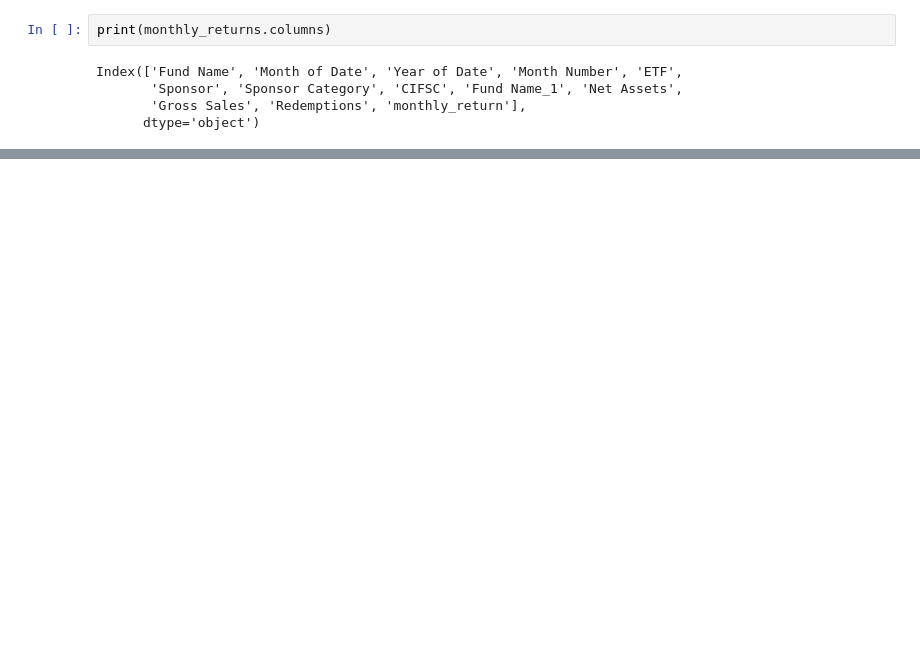
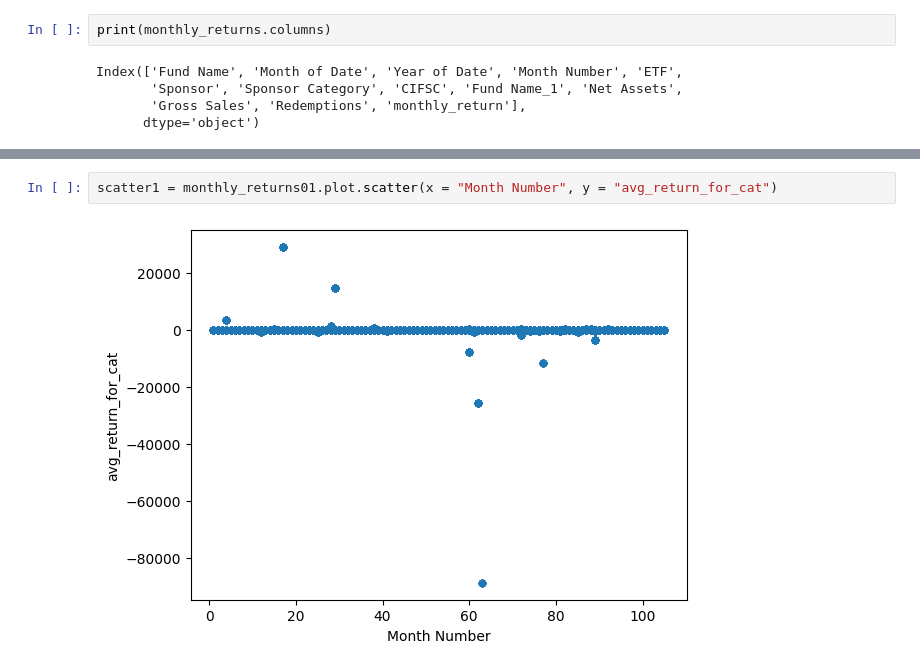
Before and after one commit to eloibernier/FundFlow, a Jupyter notebook: CIFSC_funds/CIFSC_FundMetrics.ipynb, the cells around one changed output, grey strips where cells are left out. Cells and saved outputs as stored; diff of their text form; blank space fills up the shorter version.

```diff
--- a/CIFSC_funds/CIFSC_FundMetrics.ipynb
+++ b/CIFSC_funds/CIFSC_FundMetrics.ipynb
@@ -120,0 +127,4 @@ monthly_returns01.iloc[1750:1800]
+# %%
+scatter1 = monthly_returns01.plot.scatter(x = "Month Number", y = "avg_return_for_cat")
+# %% [output]
+[figure, added]
```
Also changed, not shown: parts of 3 cells of this notebook.
